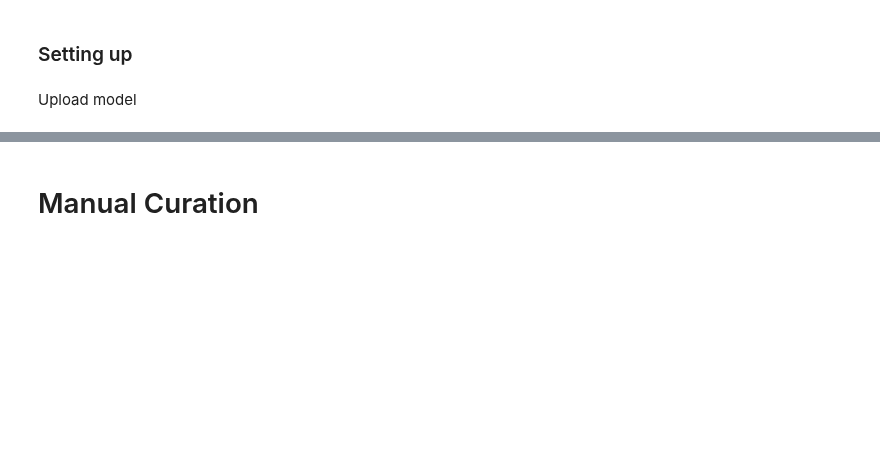
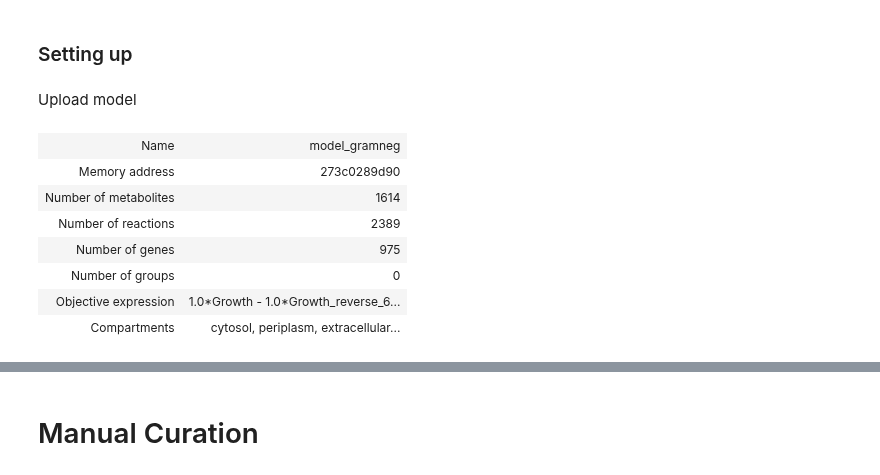
Before and after one commit to AzizBenA/iABA974_SoF1_GEM, a Jupyter notebook: jupyter_notebooks/Model manipulation.ipynb, the cells around one changed output, grey strips where cells are left out. Saved outputs shown, nothing was run; the diff lists cells and outputs as text; code cells hidden in the pictures; blank space fills up the shorter version.

```diff
--- a/jupyter_notebooks/Model manipulation.ipynb
+++ b/jupyter_notebooks/Model manipulation.ipynb
@@ -28,3 +28,14 @@ model = load_model("Manual_curation/Energy_consumption", "250317_final_model_1.s
+# %%
+model
+# %% [output]
+| Name | model_gramneg |
+| Memory address | 273c0289d90 |
+| Number of metabolites | 1614 |
+| Number of reactions | 2389 |
+| Number of genes | 975 |
+| Number of groups | 0 |
+| Objective expression | 1.0*Growth - 1.0*Growth_reverse_6... |
+| Compartments | cytosol, periplasm, extracellular... |
 # %%
 # set reactions bounds for a specific reaction
 reaction = model.reactions.get_by_id('EX_h2_e')
```
Also changed, not shown: parts of 11 cells of this notebook, 3 other files.
